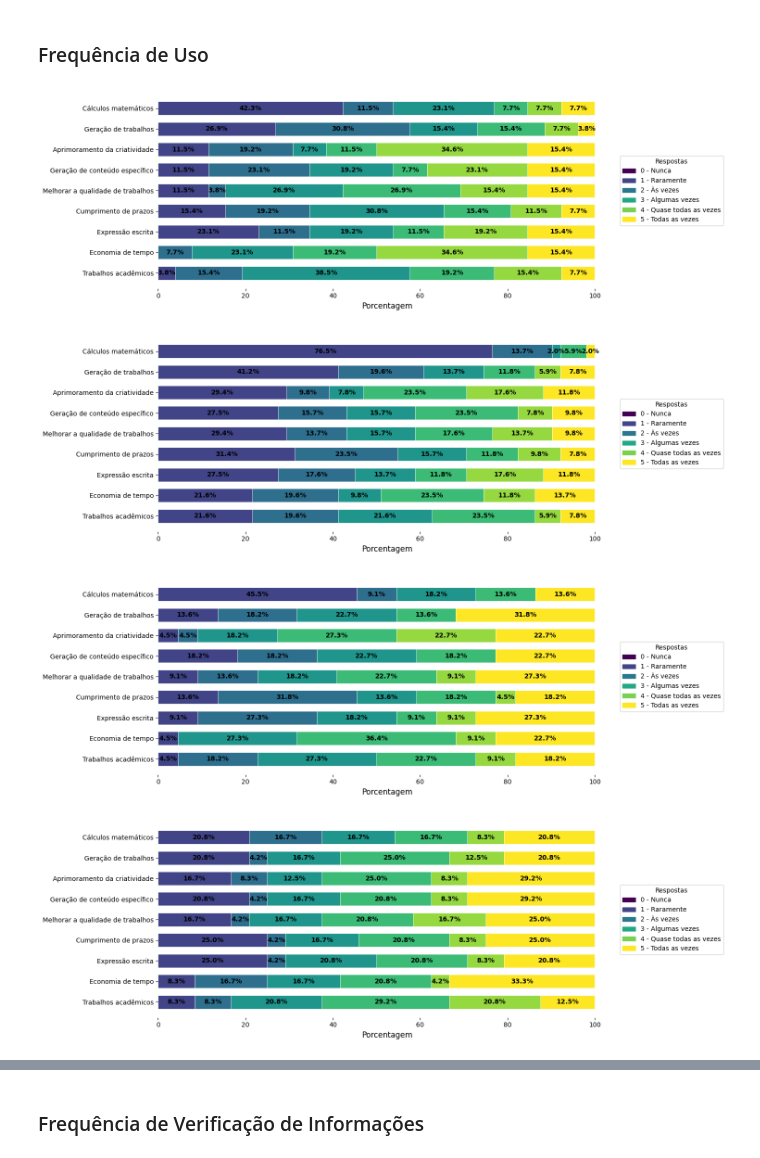
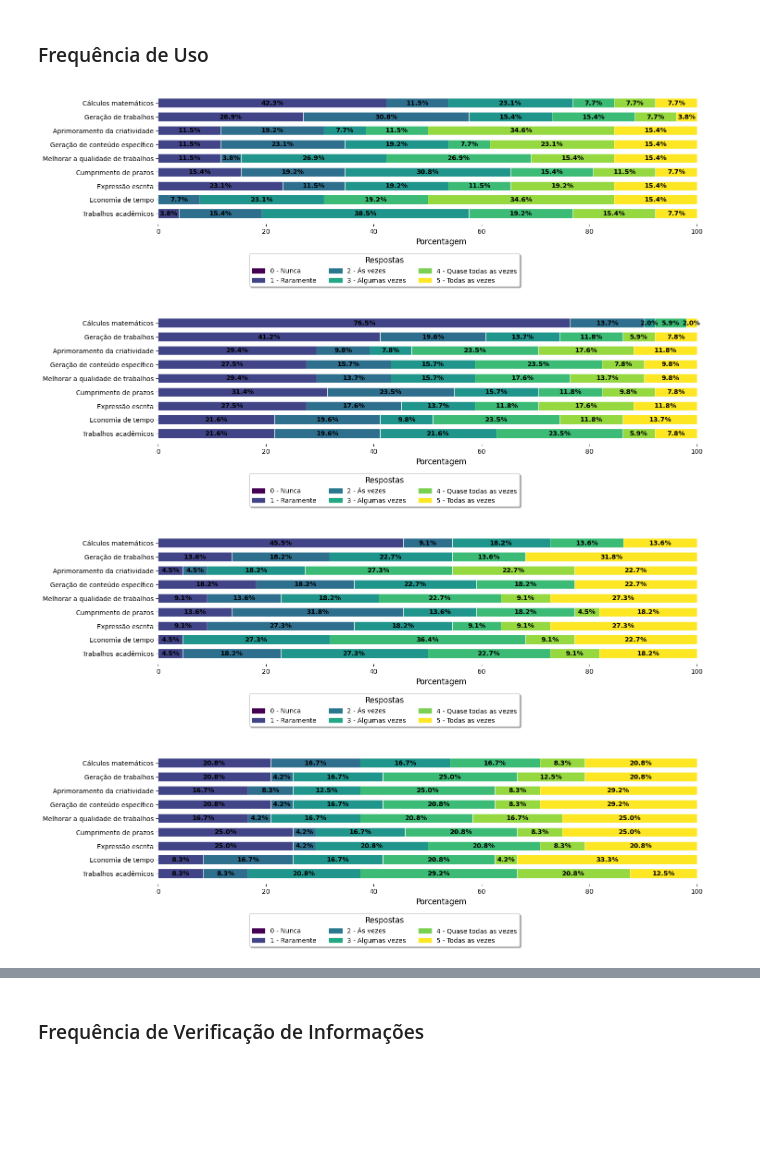
Before and after one commit to MariaLuiseB/Analise-TCC, a Jupyter notebook: areas_estudo_analises.ipynb, the cells around one changed output, grey strips where cells are left out. Saved outputs shown, nothing was run; the diff lists cells and outputs as text; code cells hidden in the pictures; blank space fills up the shorter version.

```diff
--- a/areas_estudo_analises.ipynb
+++ b/areas_estudo_analises.ipynb
@@ -120,7 +120,7 @@ labels = df_grouped_areas['Área de Estudo Agrupada']  # Nomes das áreas agrupa
 sizes = df_grouped_areas['Contagem'] / df_grouped_areas['Contagem'].sum() * 100  # Porcentagens
 
 # Especificar cores da paleta viridis
-viridis = cm.get_cmap('viridis')
+viridis = cm.get_cmap('Pastel2_r')  # Paleta de cores viridis com 4 cores
 colors = [viridis(0.95), viridis(0.25), viridis(0.75), viridis(0.15)]  # Valores específicos da paleta
 
 # Criar o gráfico de pizza
@@ -945,38 +945,49 @@ for area in areas:
     # Configurações dos eixos e título do gráfico
     ax.set_xlabel('Porcentagem', fontsize=12)
     # ax.set_title(f'Frequência de uso de IA generativa em atividades - {area}', fontsize=14)
 
     # Cria a legenda com os rótulos dos níveis de resposta (0 a 5)
     legenda_labels = ['0 - Nunca', '1 - Raramente', '2 - Às vezes', '3 - Algumas vezes', '4 - Quase todas as vezes', '5 - Todas as vezes']
     handles = [plt.Rectangle((0, 0), 1, 1, color=cmap(i / 5)) for i in range(6)]
-    ax.legend(handles, legenda_labels, title="Respostas", loc='center left', bbox_to_anchor=(1, 0.5))
+    ax.legend(
+        handles,
+        legenda_labels,
+        title="Respostas",
+        loc='lower center',
+        fontsize=10,
+        bbox_to_anchor=(0.4, -0.5),
+        ncol=3,
+        title_fontsize=12,
+        fancybox=True,
+        shadow=True
+        )
 
     # Ajusta o layout e exibe o gráfico
     plt.tight_layout()
 
     # Retira o box
     plt.box(False)
     plt.grid(False)
 
     plt.show()
 
     # Se desejar salvar a figura em uma pasta (descomente as linhas abaixo):
     # fig.savefig(f'figuras/grafico_frequencia_{area.replace(" ", "_")}.png', bbox_inches='tight', dpi=300)
 
 # imprimir os dados do gráfico
 print("\nDados do gráfico de frequência de uso de IA generativa em atividades:")
 for area in areas:
     df_area = df[df['Área de Estudo Agrupada'] == area]
     print(f"\nÁrea: {area}")
     for pergunta in perguntas_frequencia:
         contagem_respostas = df_area[pergunta].value_counts(normalize=True).sort_index() * 100
         respostas = [contagem_respostas.get(i, 0) for i in range(6)]
         print(f"{pergunta}: {respostas}")
 # %% [output]
-[figure, old version]
+[figure, new version]
-[figure, old version]
+[figure, new version]
-[figure, old version]
+[figure, new version]
-[figure, old version]
+[figure, new version]
 Dados do gráfico de frequência de uso de IA generativa em atividades:
 
 Área: Ciências Exatas e da Terra
```
Also changed, not shown: parts of 3 cells of this notebook, 4 other files.
